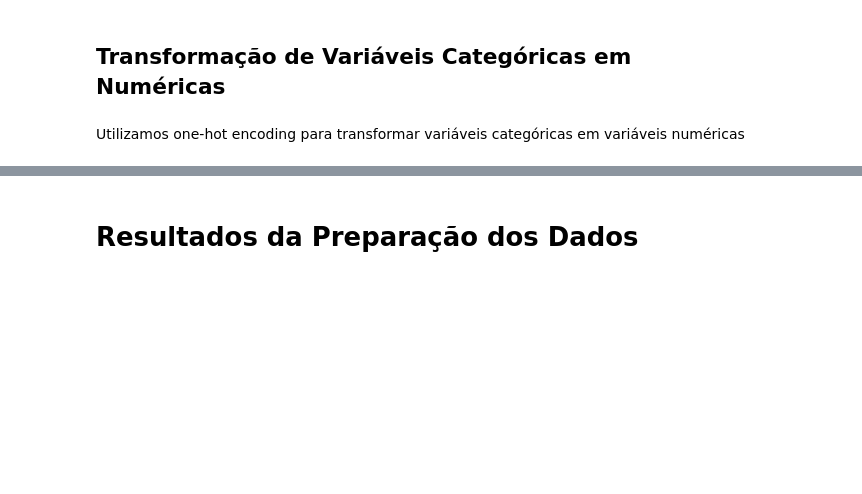
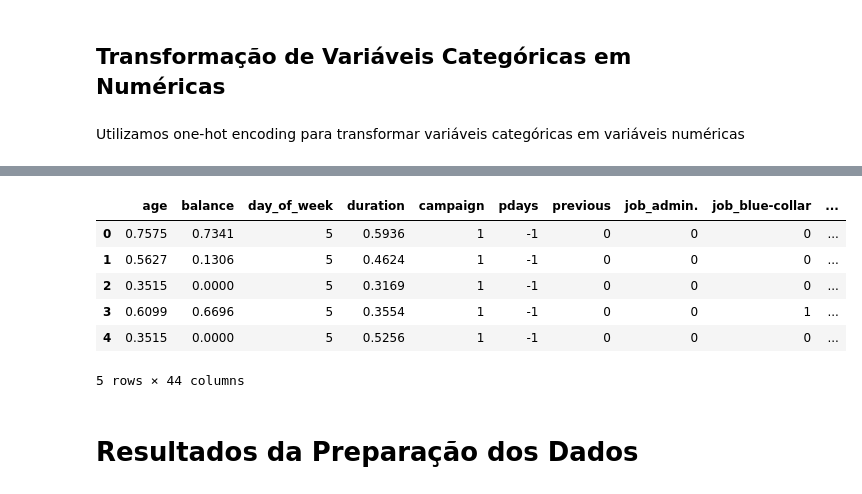
Before and after one commit to gabrieldadcarvalho/machine_learning, a Jupyter notebook: pjt_final/3_data_preparation.ipynb, the cells around one changed output, grey strips where cells are left out. Drawn from its saved outputs; the diff is of its cells as text; code cells hidden in the pictures; blank space fills up the shorter version.

```diff
--- a/pjt_final/3_data_preparation.ipynb
+++ b/pjt_final/3_data_preparation.ipynb
@@ -421,7 +421,7 @@ Utilizamos one-hot encoding para transformar variáveis categóricas em variáve
 Xt = pd.get_dummies(Xt, columns=['job','marital',
                                          'education','default',
                                          'housing','loan',
-                                         'contact','month'], drop_first=True)
+                                         'contact','month'])
 
 # Matriz de correlação
 Xt.corr()
@@ -447,2 +430,15 @@ Xt.corr()
+# %%
+for column in Xt.columns:
+    if Xt[column].dtype == 'bool':
+        Xt[column] = Xt[column].astype(int)
+Xt.head()
+# %% [output]
+|  | age | balance | day_of_week | duration | campaign | pdays | previous | job_admin. | job_blue-collar | ... |
+| 0 | 0.7575 | 0.7341 | 5 | 0.5936 | 1 | -1 | 0 | 0 | 0 | ... |
+| 1 | 0.5627 | 0.1306 | 5 | 0.4624 | 1 | -1 | 0 | 0 | 0 | ... |
+| 2 | 0.3515 | 0.0000 | 5 | 0.3169 | 1 | -1 | 0 | 0 | 0 | ... |
+| 3 | 0.6099 | 0.6696 | 5 | 0.3554 | 1 | -1 | 0 | 0 | 1 | ... |
+| 4 | 0.3515 | 0.0000 | 5 | 0.5256 | 1 | -1 | 0 | 0 | 0 | ... |
+5 rows × 44 columns
 # %%
 Xt.to_pickle('Xt.pkl')
```
Also changed, not shown: parts of 2 cells of this notebook, 3 other files.
